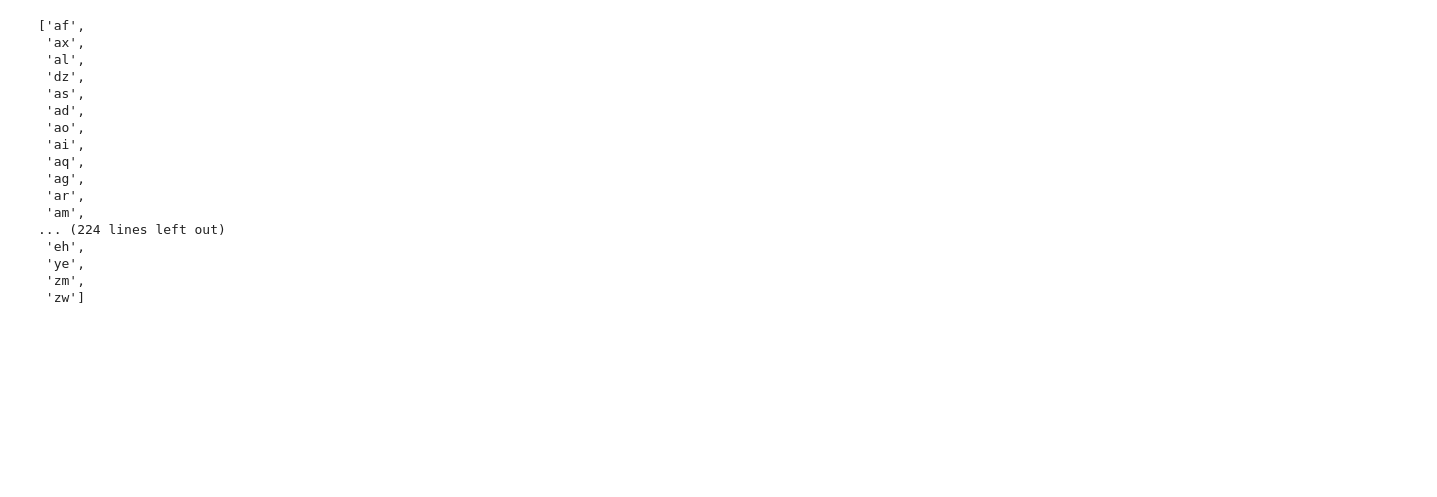
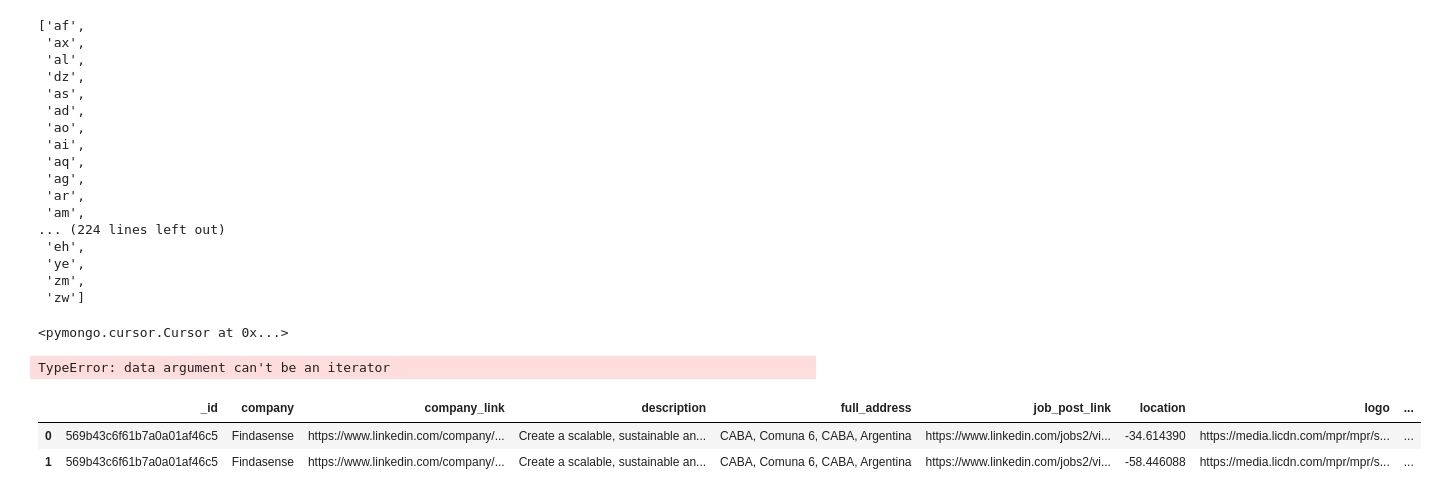
Before and after one commit to nplaton/job-recommender, a Jupyter notebook: stuff/nmf_model.ipynb, the cells around one changed output. Cells and saved outputs as stored; diff of their text form; code cells hidden in the pictures; blank space fills up the shorter version.

```diff
--- a/stuff/nmf_model.ipynb
+++ b/stuff/nmf_model.ipynb
@@ -225,3 +452,24 @@ code2
  'ye',
  'zm',
  'zw']
+# %%
+import pymongo
+cli = pymongo.MongoClient()
+db = cli.project
+coll = db.Linkedin
+# %%
+df_dict = coll.find()
+df_dict
+# %% [output]
+<pymongo.cursor.Cursor at 0x...>
+# %%
+df = pd.DataFrame.from_dict(df_dict, orient = 'columns')
+#columns=['_id', 'company', 'title', 'logo', 'description', 'job_post_link', 'company_link', 'full_address', 'scraped_address', 'location'])
+# %% [output]
+TypeError: data argument can't be an iterator
+# %%
+df
+# %% [output]
+|  | _id | company | company_link | description | full_address | job_post_link | location | logo | ... |
+| 0 | 569b43c6f61b7a0a01af46c5 | Findasense | https://www.linkedin.com/company/... | Create a scalable, sustainable an... | CABA, Comuna 6, CABA, Argentina | https://www.linkedin.com/jobs2/vi... | -34.614390 | https://media.licdn.com/mpr/mpr/s... | ... |
+| 1 | 569b43c6f61b7a0a01af46c5 | Findasense | https://www.linkedin.com/company/... | Create a scalable, sustainable an... | CABA, Comuna 6, CABA, Argentina | https://www.linkedin.com/jobs2/vi... | -58.446088 | https://media.licdn.com/mpr/mpr/s... | ... |
```
Also changed, not shown: parts of 27 cells of this notebook, 37 other files.
